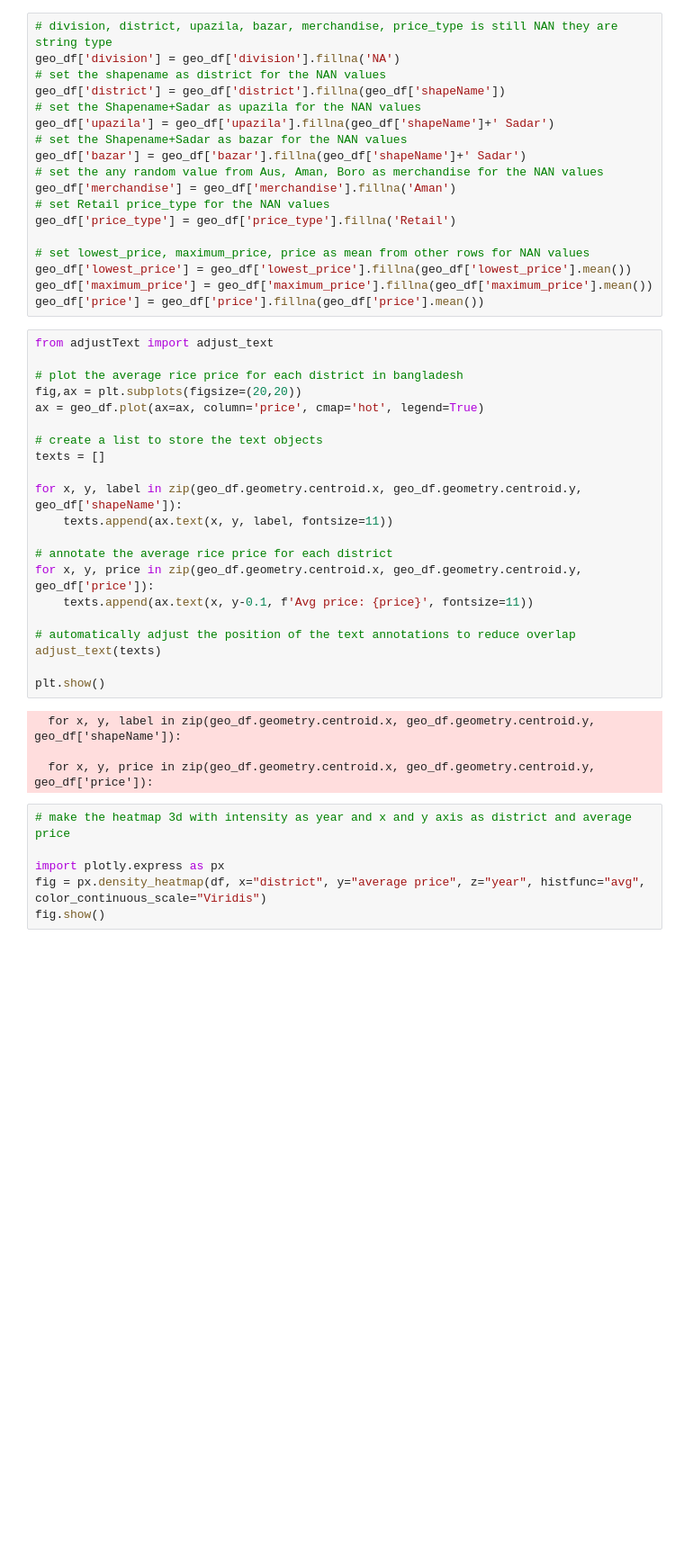
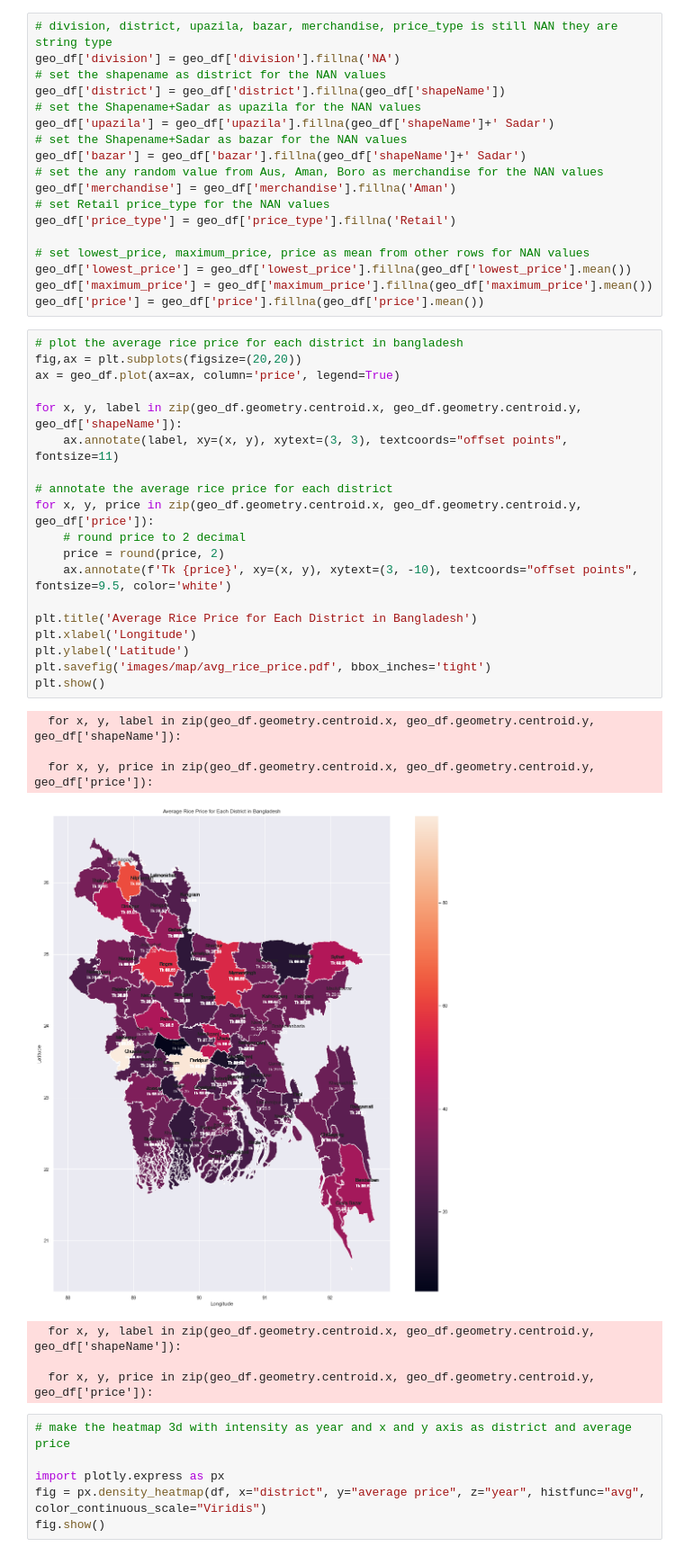
Before and after one commit to errhythm/RiceProductionTrendsBD, a Jupyter notebook: BD.ipynb, the cells around one changed output. Shown at 90% size. Drawn from its saved outputs; the diff is of its cells as text; blank space fills up the shorter version.

```diff
--- a/BD.ipynb
+++ b/BD.ipynb
@@ -130,30 +130,32 @@ geo_df['lowest_price'] = geo_df['lowest_price'].fillna(geo_df['lowest_price'].me
 geo_df['maximum_price'] = geo_df['maximum_price'].fillna(geo_df['maximum_price'].mean())
 geo_df['price'] = geo_df['price'].fillna(geo_df['price'].mean())
 # %%
-from adjustText import adjust_text
-
 # plot the average rice price for each district in bangladesh
 fig,ax = plt.subplots(figsize=(20,20))
-ax = geo_df.plot(ax=ax, column='price', cmap='hot', legend=True)
-
-# create a list to store the text objects
-texts = []
+ax = geo_df.plot(ax=ax, column='price', legend=True)
 
 for x, y, label in zip(geo_df.geometry.centroid.x, geo_df.geometry.centroid.y, geo_df['shapeName']):
-    texts.append(ax.text(x, y, label, fontsize=11))
+    ax.annotate(label, xy=(x, y), xytext=(3, 3), textcoords="offset points", fontsize=11)
 
 # annotate the average rice price for each district
 for x, y, price in zip(geo_df.geometry.centroid.x, geo_df.geometry.centroid.y, geo_df['price']):
-    texts.append(ax.text(x, y-0.1, f'Avg price: {price}', fontsize=11))
+    # round price to 2 decimal
+    price = round(price, 2)
+    ax.annotate(f'Tk {price}', xy=(x, y), xytext=(3, -10), textcoords="offset points", fontsize=9.5, color='white')
 
-# automatically adjust the position of the text annotations to reduce overlap
-adjust_text(texts)
-
+plt.title('Average Rice Price for Each District in Bangladesh')
+plt.xlabel('Longitude')
+plt.ylabel('Latitude')
+plt.savefig('images/map/avg_rice_price.pdf', bbox_inches='tight')
 plt.show()
 # %% [output]
   for x, y, label in zip(geo_df.geometry.centroid.x, geo_df.geometry.centroid.y, geo_df['shapeName']):
 
   for x, y, price in zip(geo_df.geometry.centroid.x, geo_df.geometry.centroid.y, geo_df['price']):
+[figure, added]
+  for x, y, label in zip(geo_df.geometry.centroid.x, geo_df.geometry.centroid.y, geo_df['shapeName']):
+
+  for x, y, price in zip(geo_df.geometry.centroid.x, geo_df.geometry.centroid.y, geo_df['price']):
 # %%
 # make the heatmap 3d with intensity as year and x and y axis as district and average price
 
```
